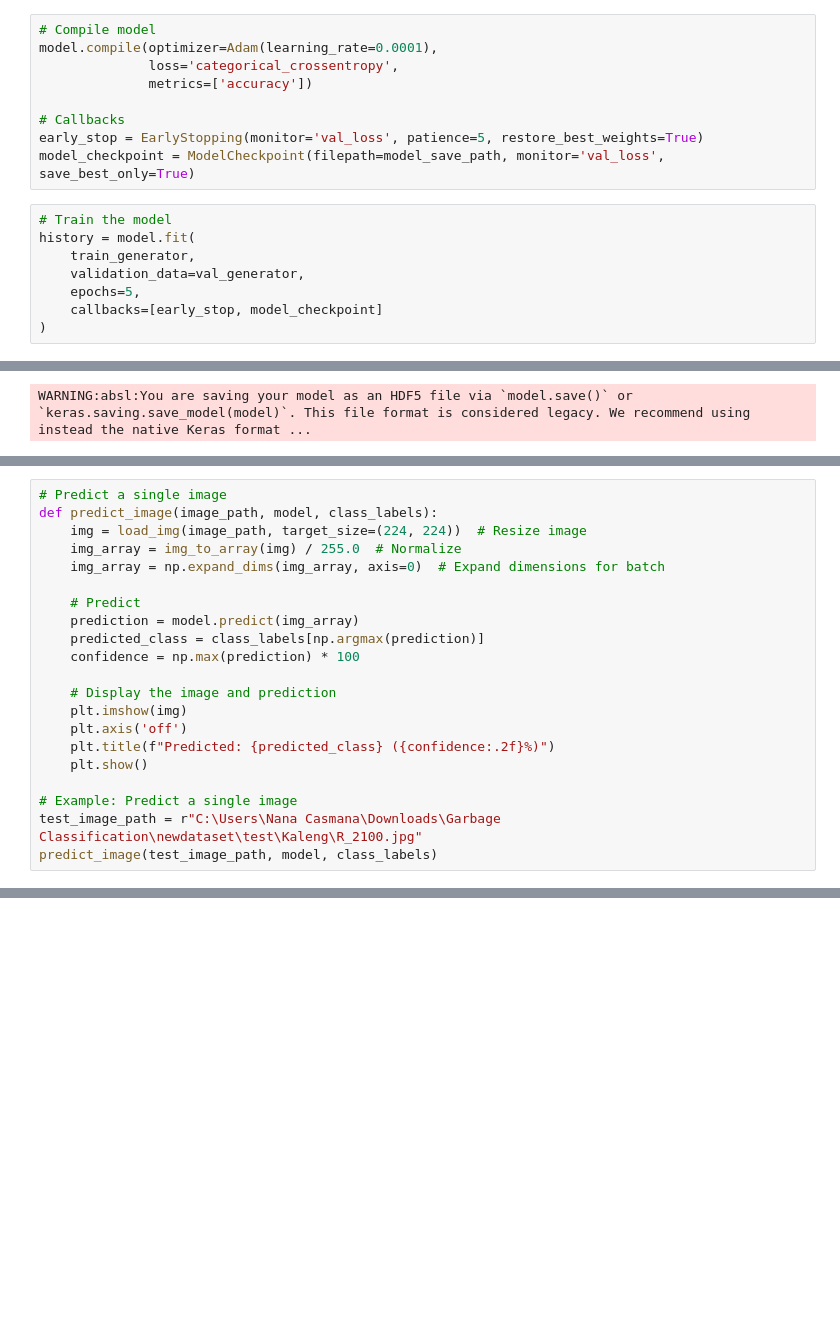
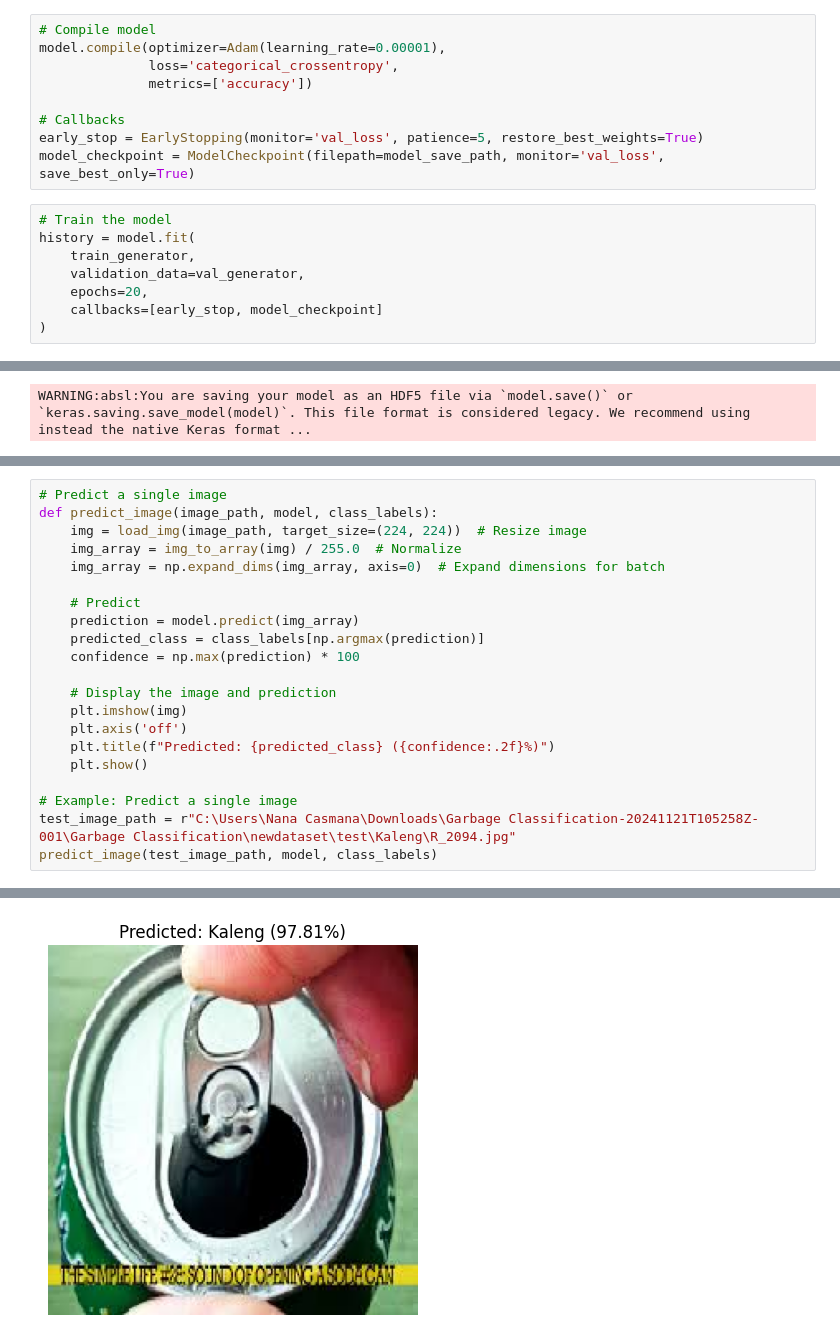
Before and after one commit to Nanaacaw/vgg_trash_image_classifier, a Jupyter notebook: vgg_rev2.ipynb, the cells around one changed output, grey strips where cells are left out. Cells and saved outputs as stored; diff of their text form; blank space fills up the shorter version.

Commit message:
revisi accuracy in epochs and lr

```diff
--- a/vgg_rev2.ipynb
+++ b/vgg_rev2.ipynb
@@ -76,7 +78,7 @@ output = Dense(5, activation='softmax')(x)
 model = Model(inputs=base_model.input, outputs=output)
 # %%
 # Compile model
-model.compile(optimizer=Adam(learning_rate=0.0001),
+model.compile(optimizer=Adam(learning_rate=0.00001),
               loss='categorical_crossentropy',
               metrics=['accuracy'])
 
@@ -88,7 +90,7 @@ model_checkpoint = ModelCheckpoint(filepath=model_save_path, monitor='val_loss',
 history = model.fit(
     train_generator,
     validation_data=val_generator,
-    epochs=5,
+    epochs=20,
     callbacks=[early_stop, model_checkpoint]
 )
 # %% [output]
@@ -186,5 +212,6 @@ def predict_image(image_path, model, class_labels):
     plt.show()
 
 # Example: Predict a single image
-test_image_path = r"C:\Users\Nana Casmana\Downloads\Garbage Classification\newdataset\test\Kaleng\R_2100.jpg"
+test_image_path = r"C:\Users\Nana Casmana\Downloads\Garbage Classification-20241121T105258Z-001\Garbage Classification\newdataset\test\Kaleng\R_2094.jpg"
 predict_image(test_image_path, model, class_labels)
+# %% [output]
@@ -191,3 +219,4 @@ predict_image(test_image_path, model, class_labels)
+[figure, added]
 # %%
 # Predict batch of images
 def predict_batch_images(test_path, model, class_labels, num_images=5):
```
Also changed, not shown: parts of 9 cells of this notebook.
